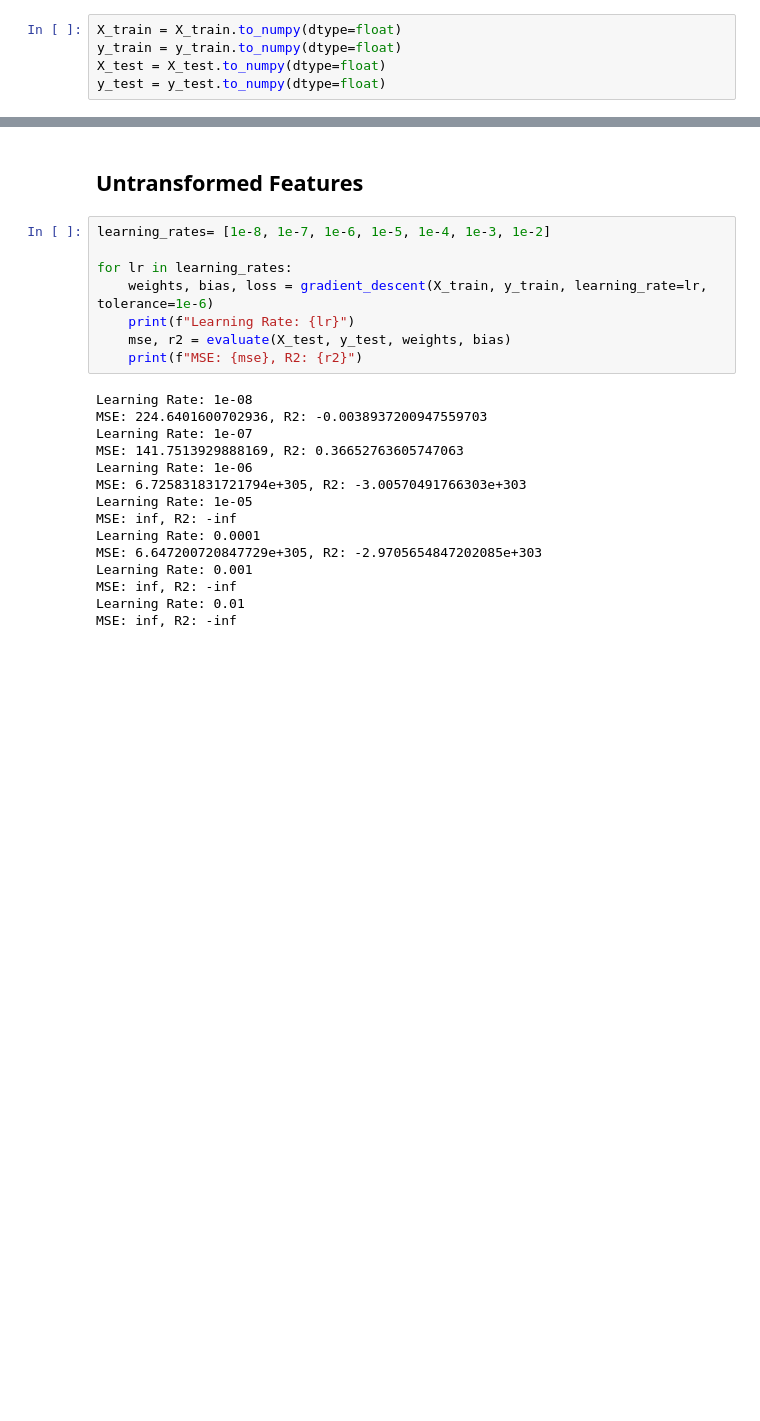
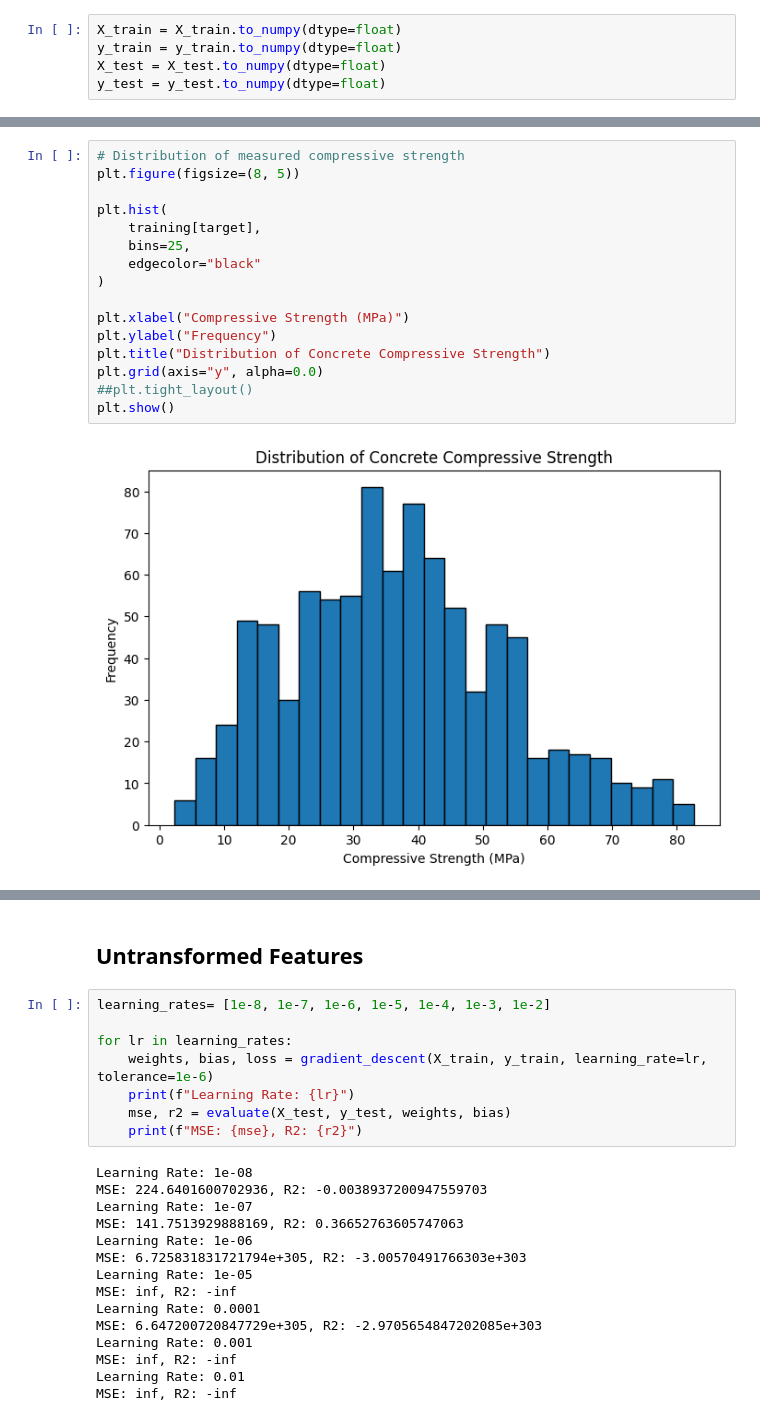
Before and after one commit to laurenlal/cse5104-project1, a Jupyter notebook: main.ipynb, the cells around one changed output, grey strips where cells are left out. Saved outputs shown, nothing was run; the diff lists cells and outputs as text; blank space fills up the shorter version.

```diff
--- a/main.ipynb
+++ b/main.ipynb
@@ -72,0 +98,18 @@ y_test = y_test.to_numpy(dtype=float)
+# %%
+# Distribution of measured compressive strength
+plt.figure(figsize=(8, 5))
+
+plt.hist(
+    training[target],
+    bins=25,
+    edgecolor="black"
+)
+
+plt.xlabel("Compressive Strength (MPa)")
+plt.ylabel("Frequency")
+plt.title("Distribution of Concrete Compressive Strength")
+plt.grid(axis="y", alpha=0.0)
+##plt.tight_layout()
+plt.show()
+# %% [output]
+[figure, added]
```
Also changed, not shown: parts of 3 cells of this notebook, 2 other files.
